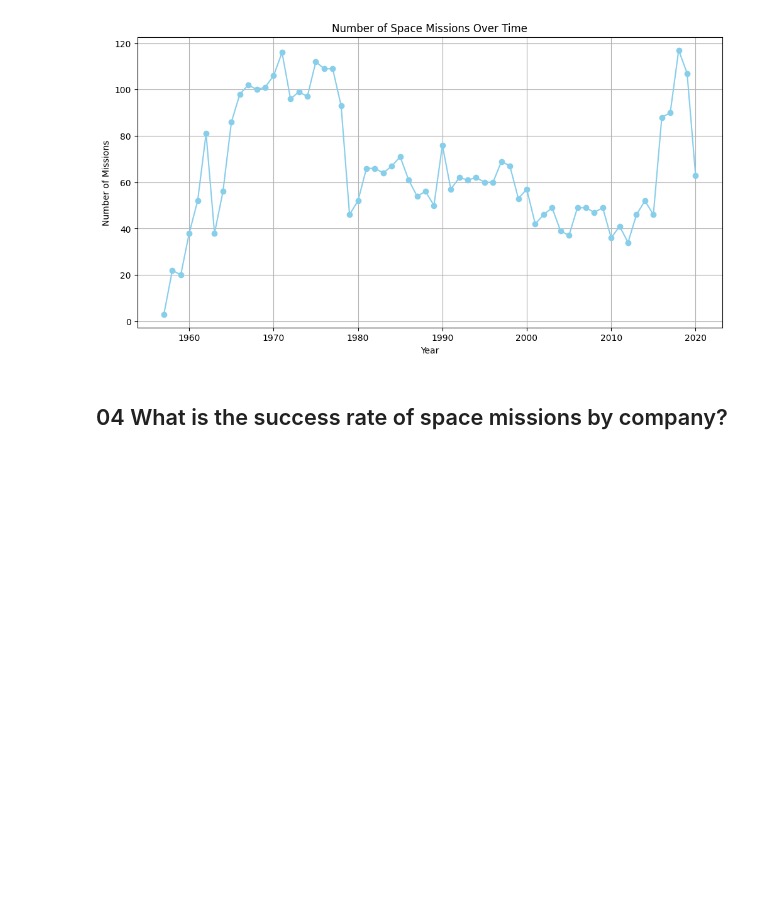
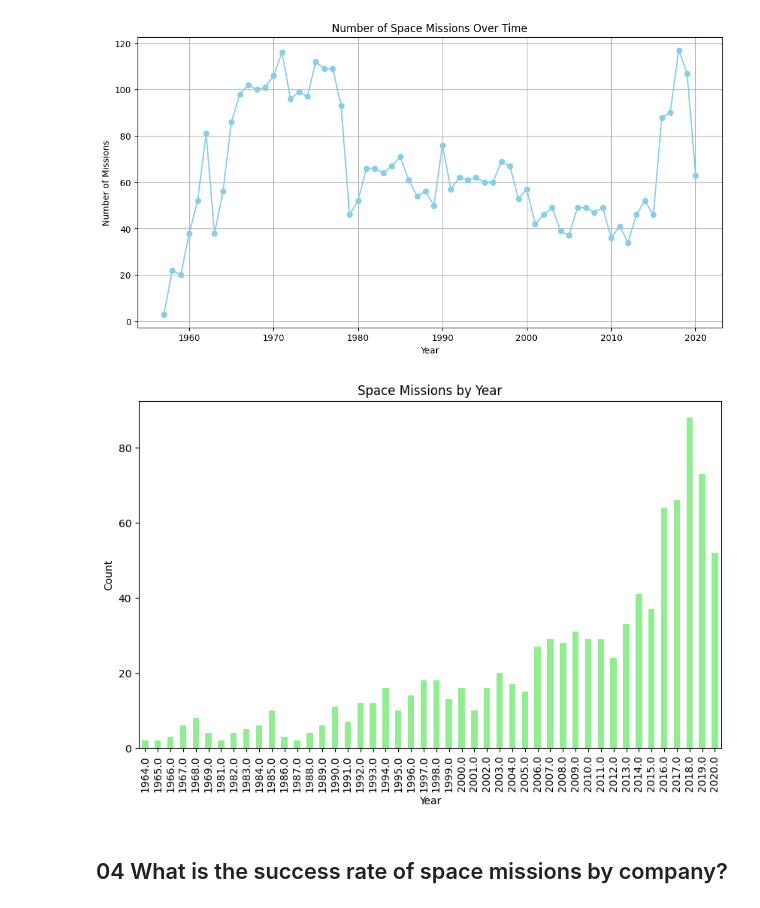
Before and after one commit to debarshee2004/space, a Jupyter notebook: src/main.ipynb, the cells around one changed output. Cells and saved outputs as stored; diff of their text form; code cells hidden in the pictures; blank space fills up the shorter version.

```diff
--- a/src/main.ipynb
+++ b/src/main.ipynb
@@ -140,6 +164,17 @@ plt.grid(True)
 plt.show()
 # %% [output]
 [figure]
+# %%
+# Visualize Year distribution
+year_counts = df['Year'].value_counts()
+plt.figure(figsize=(10, 6))
+year_counts.sort_index().plot(kind='bar', color='lightgreen')
+plt.title('Space Missions by Year')
+plt.xlabel('Year')
+plt.ylabel('Count')
+plt.show()
+# %% [output]
+[figure, added]
 # %% [markdown]
 ## 04 What is the success rate of space missions by company?
 # %%
```
Also changed, not shown: parts of 10 cells of this notebook.
